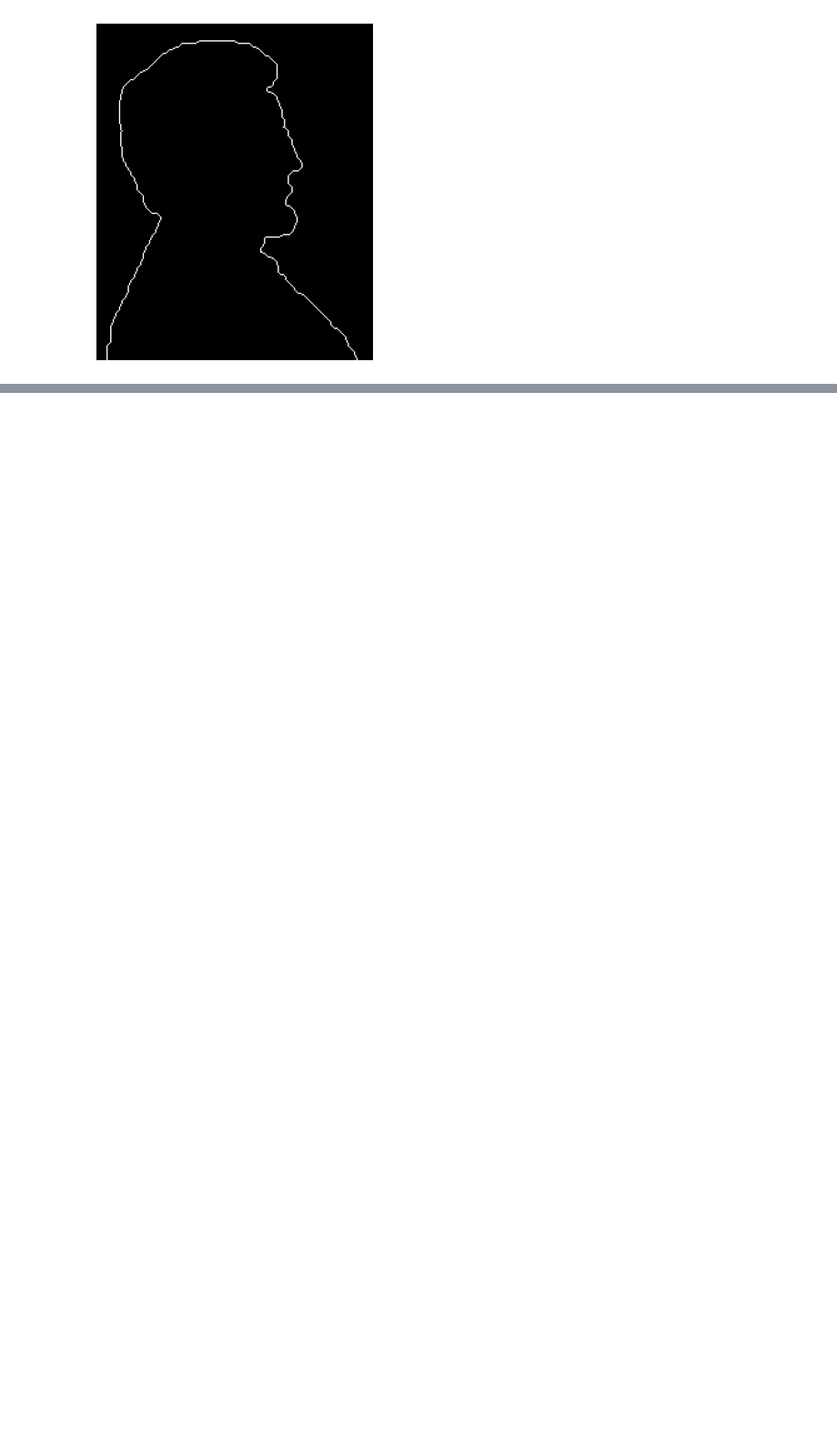
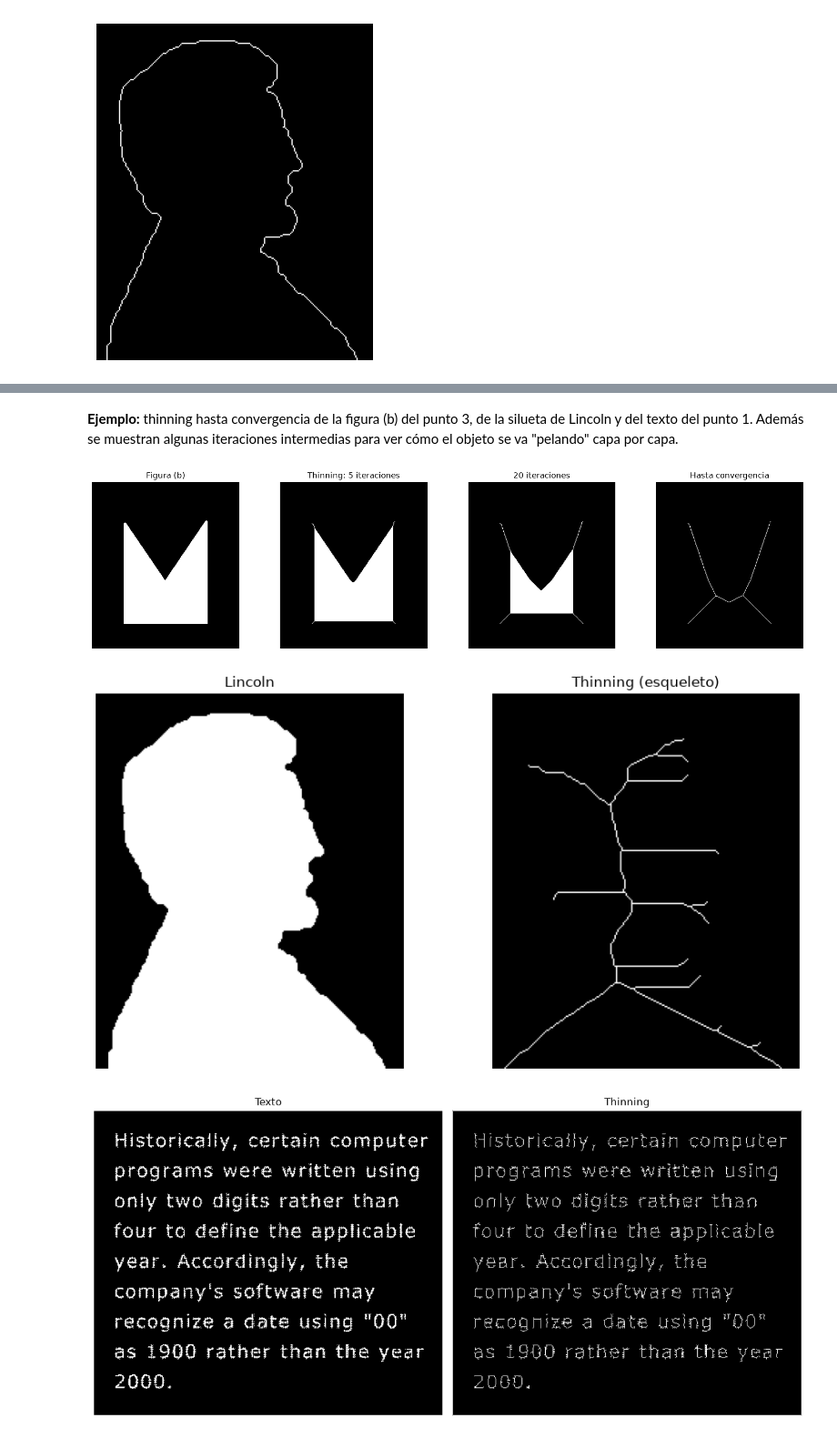
Before and after one commit to Torino1564/Procesamiento-de-Imagenes-Grupo-2, a Jupyter notebook: TP7/TP7.ipynb, the cells around one changed output, grey strips where cells are left out. Shown at 91% size. Drawn from its saved outputs; the diff is of its cells as text; code cells hidden in the pictures; blank space fills up the shorter version.

```diff
--- a/TP7/TP7.ipynb
+++ b/TP7/TP7.ipynb
@@ -159,0 +276,36 @@ ShowImage(edge)
+# %%
+# Gonzalez & Woods thinning structuring elements (1 = object, 0 = background, -1 = don't care)
+_B_EDGE   = np.array([[ 0,  0,  0],
+                      [-1,  1, -1],
+                      [ 1,  1,  1]])
+_B_CORNER = np.array([[-1,  0,  0],
+                      [ 1,  1,  0],
+                      [-1,  1, -1]])
+THINNING_SES = [np.rot90(b, k) for k in range(4) for b in (_B_EDGE, _B_CORNER)]
+
+def thinning(image, max_iter=None):
+    A = np.asarray(image) > 0
+    iteration = 0
+    while max_iter is None or iteration < max_iter:
+        previous = A.copy()
+        for se in THINNING_SES:
+            A = A & ~hit_or_miss(A, se)     # A - (A hit-or-miss B^k)
+        iteration += 1
+        if np.array_equal(A, previous):
+            break
+    return A
+# %% [markdown]
+**Ejemplo:** thinning hasta convergencia de la figura (b) del punto 3, de la silueta de Lincoln y del texto del punto 1. Además se muestran algunas iteraciones intermedias para ver cómo el objeto se va "pelando" capa por capa.
+# %%
+fig_b = np.array(Image.open("figure_b.bmp").convert("L")) > 127
+lincoln = np.array(Image.open("Lincoln from penny.tif"))
+text = np.array(Image.open("Broken_Text.tif"))
+
+show_row([fig_b, thinning(fig_b, 5), thinning(fig_b, 20), thinning(fig_b)],
+         ["Figura (b)", "Thinning: 5 iteraciones", "20 iteraciones", "Hasta convergencia"])
+show_row([lincoln, thinning(lincoln)], ["Lincoln", "Thinning (esqueleto)"], size=5)
+show_row([text, thinning(text)], ["Texto", "Thinning"], size=6)
+# %% [output]
+[figure, added]
+[figure, added]
+[figure, added]
```
Also changed, not shown: parts of 26 cells of this notebook, 1 other file.
